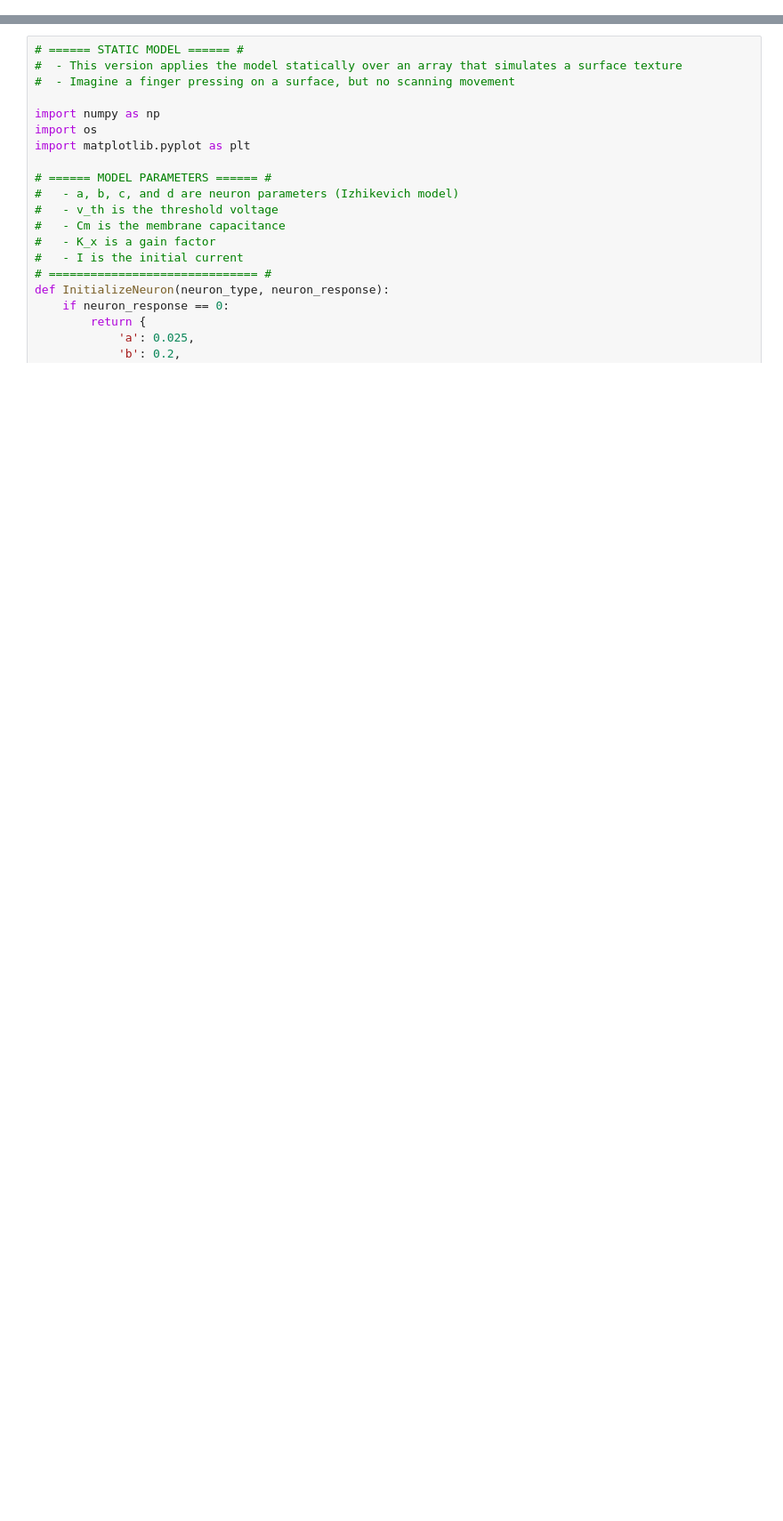
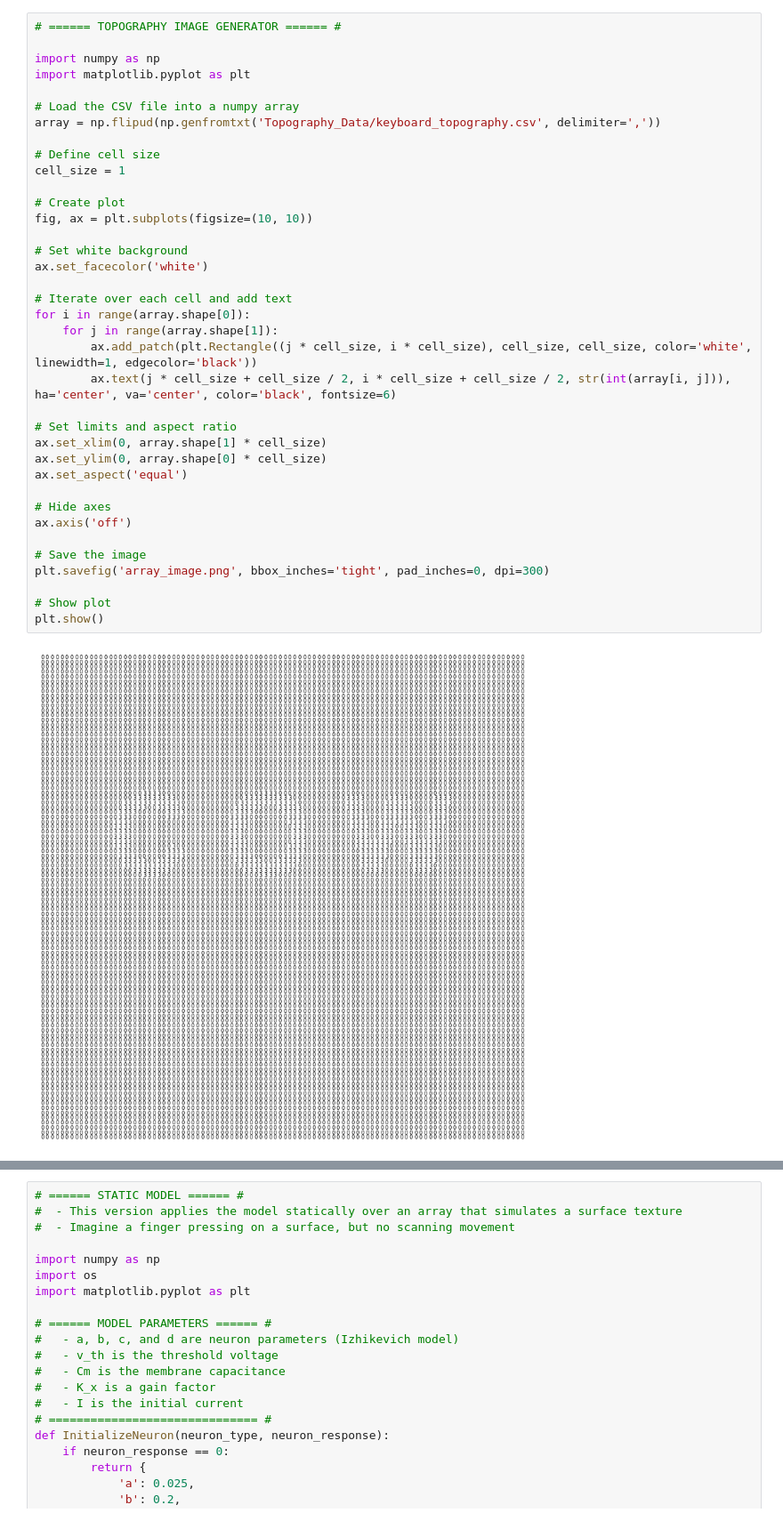
Before and after one commit to Ryan-Jing/Mechanoreceptor-Model, a Jupyter notebook: receptor_response_test.ipynb, the cells around one changed output, grey strips where cells are left out. Shown at 89% size. Saved outputs shown, nothing was run; the diff lists cells and outputs as text; blank space fills up the shorter version.

```diff
--- a/receptor_response_test.ipynb
+++ b/receptor_response_test.ipynb
@@ -0,0 +1,39 @@
+# %%
+# ====== TOPOGRAPHY IMAGE GENERATOR ====== #
+
+import numpy as np
+import matplotlib.pyplot as plt
+
+# Load the CSV file into a numpy array
+array = np.flipud(np.genfromtxt('Topography_Data/keyboard_topography.csv', delimiter=','))
+
+# Define cell size
+cell_size = 1
+
+# Create plot
+fig, ax = plt.subplots(figsize=(10, 10))
+
+# Set white background
+ax.set_facecolor('white')
+
+# Iterate over each cell and add text
+for i in range(array.shape[0]):
+    for j in range(array.shape[1]):
+        ax.add_patch(plt.Rectangle((j * cell_size, i * cell_size), cell_size, cell_size, color='white', linewidth=1, edgecolor='black'))
+        ax.text(j * cell_size + cell_size / 2, i * cell_size + cell_size / 2, str(int(array[i, j])), ha='center', va='center', color='black', fontsize=6)
+
+# Set limits and aspect ratio
+ax.set_xlim(0, array.shape[1] * cell_size)
+ax.set_ylim(0, array.shape[0] * cell_size)
+ax.set_aspect('equal')
+
+# Hide axes
+ax.axis('off')
+
+# Save the image
+plt.savefig('array_image.png', bbox_inches='tight', pad_inches=0, dpi=300)
+
+# Show plot
+plt.show()
+# %% [output]
+[figure, added]
```
Also changed, not shown: parts of 3 cells of this notebook.
